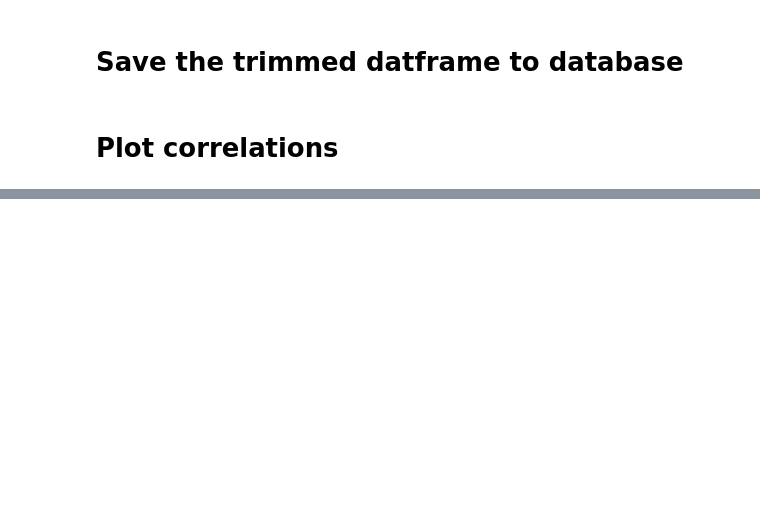
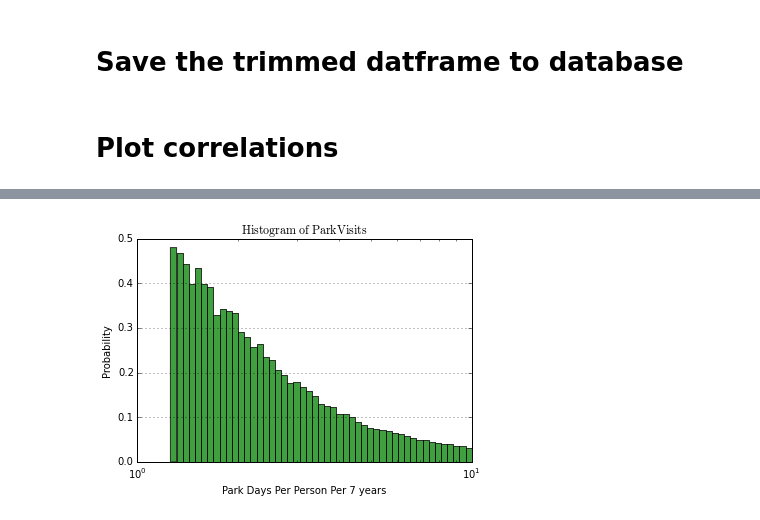
Before and after one commit to mrubash1/greenspace, a Jupyter notebook: python/geospatial_test/geo_test1_v1.ipynb, the cells around one changed output, grey strips where cells are left out. Saved outputs shown, nothing was run; the diff lists cells and outputs as text; code cells hidden in the pictures; blank space fills up the shorter version.

Commit message:
Adding park visit histograms

```diff
--- a/python/geospatial_test/geo_test1_v1.ipynb
+++ b/python/geospatial_test/geo_test1_v1.ipynb
@@ -10,8 +10,8 @@ import pandas as pd
 # Load files
 # %%
 #Todo: use sys commands to dynamically find in github folder
-github_folder='/Users/mrubashkin/greenspace/'
-file_location=github_folder+'raw_data/Dept_Interior_Data/'
+github_folder='/Users/alextaipale/Projects/BayesHack/greenspace/'
+file_location=github_folder+'raw_data/'
 
 file_name='NRRS_reservations_byVisitorOriginZip_AllYears.csv'
 zip_origin_df=pd.read_csv(file_location+file_name)
@@ -23,7 +23,7 @@ file_name='PPL_reservationdata.csv' #2.2gb --> very large
 reservation_df=by_campground_df=pd.read_csv(file_location+file_name)
 # %%
 #load models
-github_folder='/Users/mrubashkin/greenspace/'
+github_folder='/Users/alextaipale/Projects/BayesHack/greenspace/'
 file_location=github_folder+'raw_data/'
 file_name='ESRI_ZipCodes_wDistance2nearestFacility_km.txt'
 distance_to_park_df=pd.read_csv(file_location+file_name)
@@ -57,10 +57,9 @@ education_df=education_df[['zip_code_tabulation_area','Less_than_high_school_gra
                 ,'Total_reported_education_per_zip']]
 #education_df
 # %%
-#drop the duplicate columns and use to merge
 temp=reservation_df.drop_duplicates(subset = ' CustZip')
 temp=temp[[' CustState',' CustCountry',' CustZip']]
-temp[' CustZip']=pd.to_numeric(temp[' CustZip'], errors='coerce')
+temp[' CustZip']=temp[' CustZip'].convert_objects(convert_numeric=True)
 # %% [markdown]
 # Join dataframes
 # %%
@@ -202,8 +248,7 @@ plt.title('Park visits by % of population identifying as White \n by zipcode', s
 # %%
-data_cleaned=regression_df['util_days']
+data_cleaned=regression_df['util_days'].replace([np.inf, -np.inf], np.nan).dropna()
 #DROP THE NAN AND INFINITE DATA
 print len(data_cleaned)
-data_cleaned=data_cleaned.dropna()
 print len(data_cleaned)
 data_cleaned.tolist()
 data_cleaned_hist=[]
@@ -223,15 +282,26 @@ inf
 # %%
 %matplotlib inline
 import matplotlib.mlab as mlab
 import matplotlib.pyplot as plt
 '''
 #TODO MAKE A HISTOGRAM of the data_cleaned
 '''
 #exampleeeeee
-mu, sigma = 100, 15
-x = mu + sigma * np.random.randn(10000)
-hist, bins = np.histogram(x, bins=50)
-width = 0.7 * (bins[1] - bins[0])
-center = (bins[:-1] + bins[1:]) / 2
-plt.bar(center, hist, align='center', width=width)
+mu, sigma = 0.97172898269558805, 9.1336139360159088
+x =mu+ sigma*np.array(data_cleaned)
+
+
+
+
+n, bins, patches = plt.hist(x, bins=np.logspace(0.1, 1.0, 50), normed=1, facecolor='green', alpha=0.75)
+
+plt.gca().set_xscale("log")
+plt.grid(True)
+plt.xlabel('Park Days Per Person Per 7 years')
+plt.ylabel('Probability')
+plt.title(r'$\mathrm{Histogram\ of\ Park Visits}$')
+plt.grid(True)
+
 plt.show()
+# %% [output]
+[figure, added]
```
Also changed, not shown: parts of 13 cells of this notebook.
